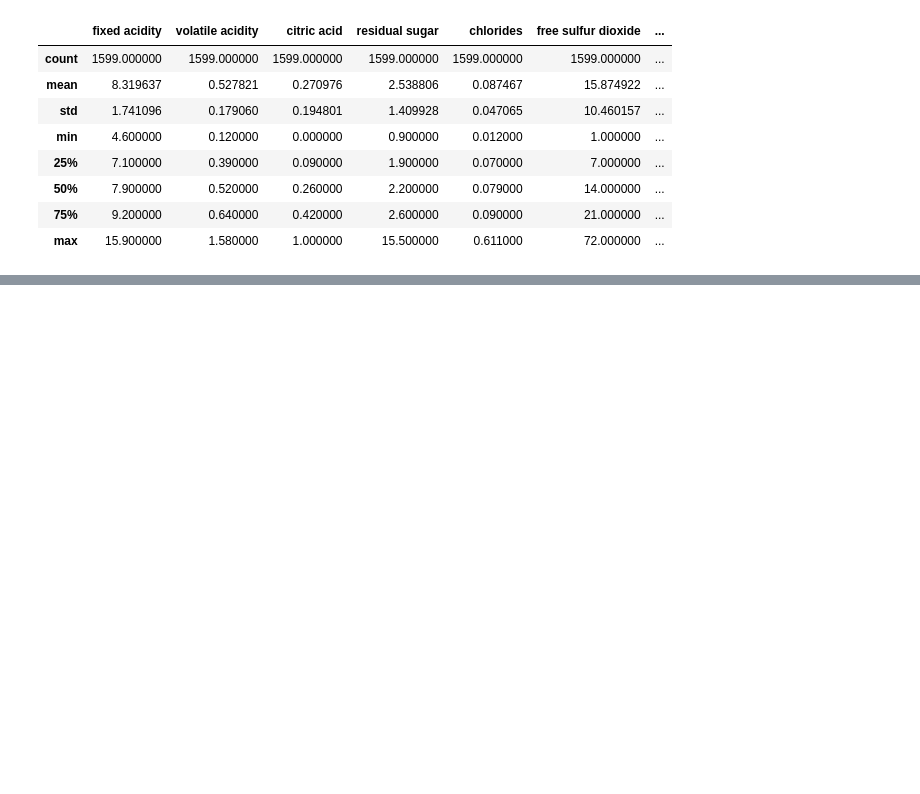
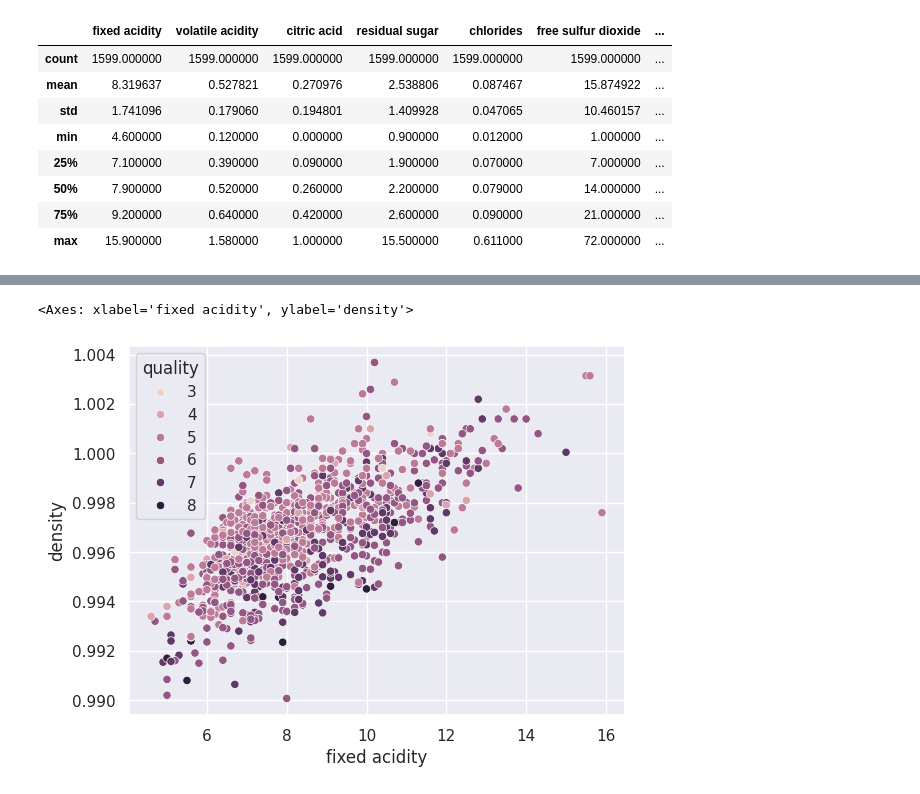
Before and after one commit to malviynjali11/MLP_IITM_UG, a Jupyter notebook: Week2/lec1_to_5.ipynb, the cells around one changed output, grey strips where cells are left out. Drawn from its saved outputs; the diff is of its cells as text; code cells hidden in the pictures; blank space fills up the shorter version.

```diff
--- a/Week2/lec1_to_5.ipynb
+++ b/Week2/lec1_to_5.ipynb
@@ -60,0 +98,16 @@ df.describe()
+# %%
+from sklearn.model_selection import StratifiedShuffleSplit
+split = StratifiedShuffleSplit(n_splits=1, test_size=0.2, random_state=42)
+for train_index, test_index in split.split(df, df["quality"]):
+    strat_train_set = df.loc[train_index]
+    strat_test_set = df.loc[test_index]
+# %%
+exploration_set = strat_train_set.copy()
+#It's a good practice to make a copy of the data and apply preprocessing on that copy.
+#This ensures that in case something goes wrong, we will at least have original copy of
+#the data intact.
+# %%
+sns.scatterplot(x='fixed acidity', y='density', hue='quality',data=exploration_set)
+# %% [output]
+<Axes: xlabel='fixed acidity', ylabel='density'>
+[figure, added]
```
Also changed, not shown: parts of 69 cells of this notebook, 2 other files.
